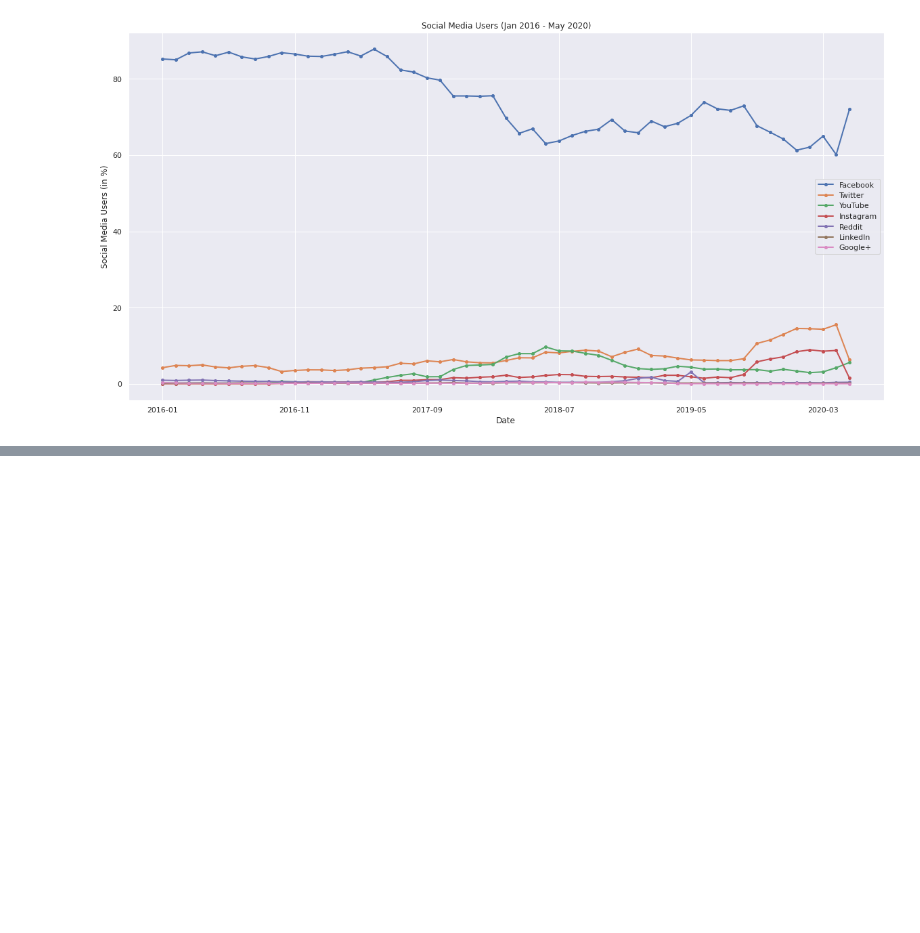
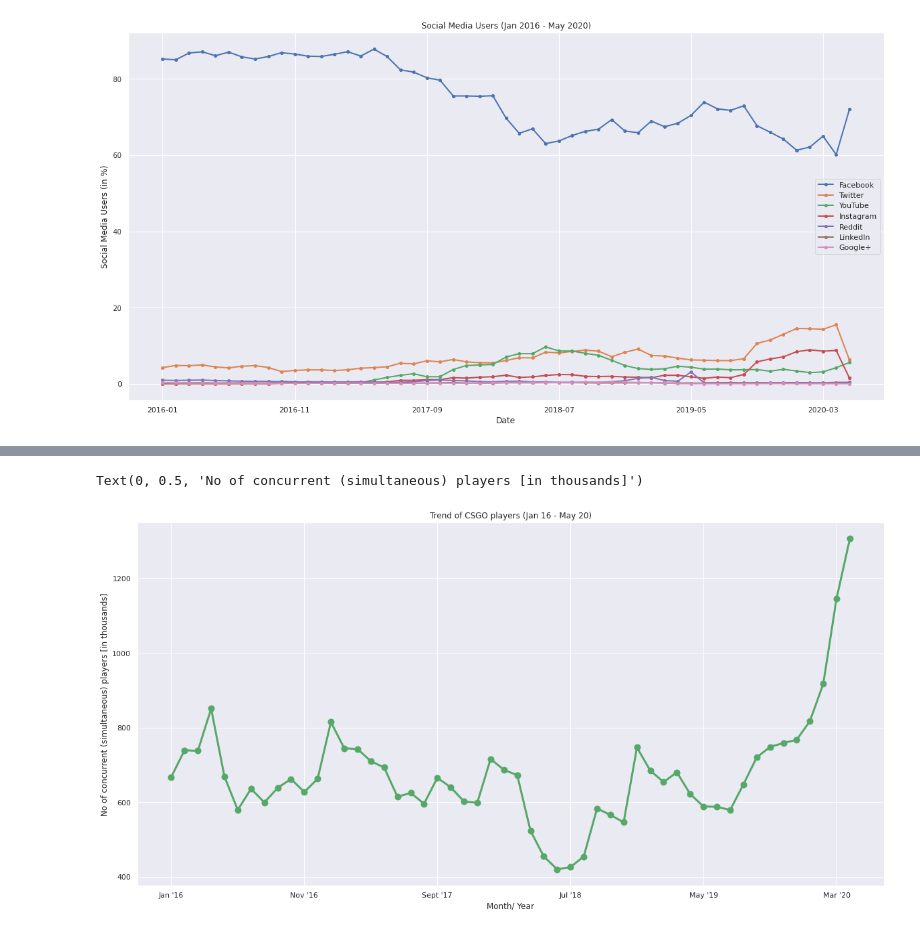
Before and after one commit to newb-dev-1008/CoVID_Entertainment_Impact, a Jupyter notebook: Entertainment_during_CoVID_19.ipynb, the cells around one changed output, grey strips where cells are left out. Cells and saved outputs as stored; diff of their text form; code cells hidden in the pictures; blank space fills up the shorter version.

```diff
--- a/Entertainment_during_CoVID_19.ipynb
+++ b/Entertainment_during_CoVID_19.ipynb
@@ -815,0 +814,7 @@ Text(0, 0.5, 'Social Media Users (in %)')
+# %%
+# csgo_increase, cod_warzone
+
+csgo = pd.read_excel('csgo_increase.xlsx')
+csgo.reset_index()
+csgo.set_index('Month/ Year', inplace = True)
+csgo
@@ -815,0 +840,6 @@ Text(0, 0.5, 'Social Media Users (in %)')
+# %%
+csgo.plot(kind = 'line', figsize = [20,10], legend = False, marker = 'o', markersize = 9, linewidth = 3, title = 'Trend of CSGO players (Jan 16 - May 20)', color = 'g')
+plt.ylabel("No of concurrent (simultaneous) players [in thousands]")
+# %% [output]
+Text(0, 0.5, 'No of concurrent (simultaneous) players [in thousands]')
+[figure, added]
```
Also changed, not shown: parts of 3 cells of this notebook.
